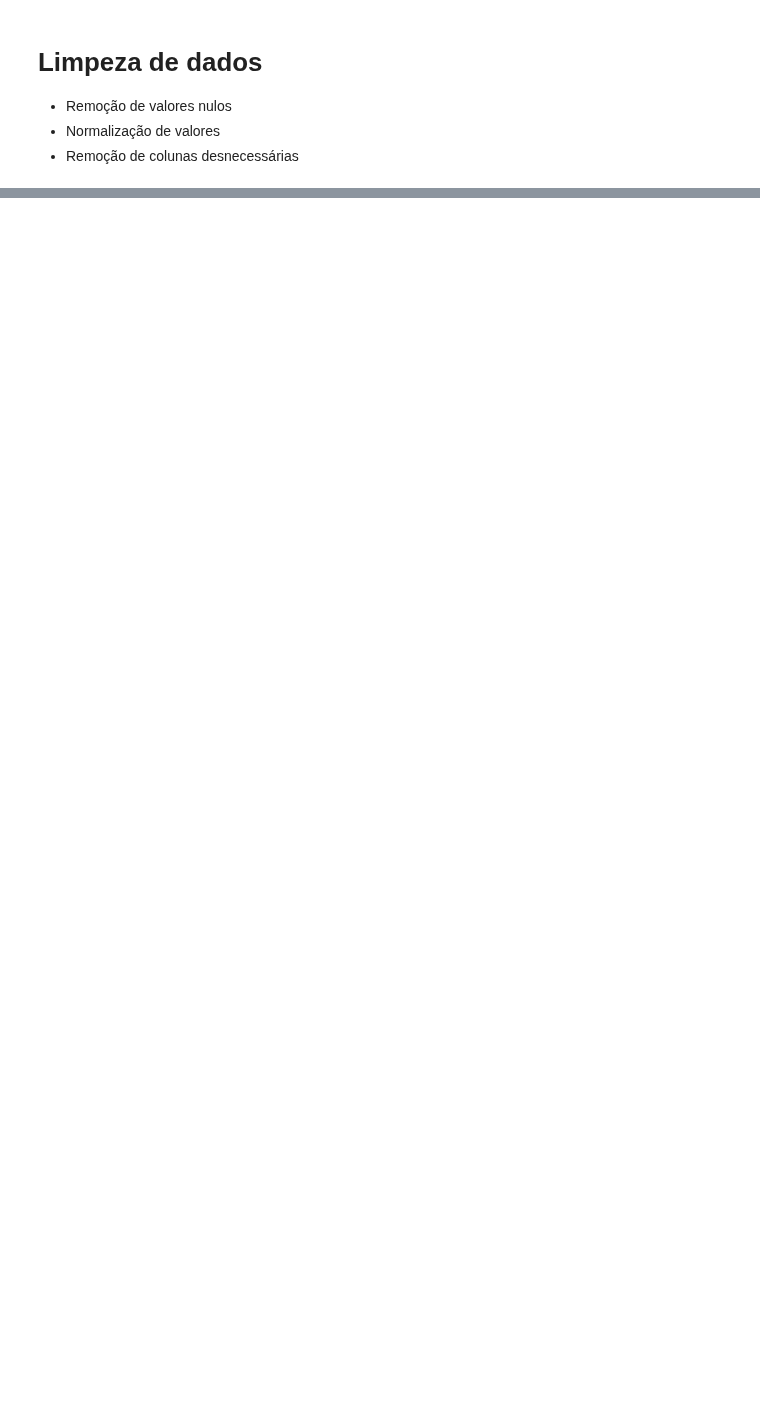
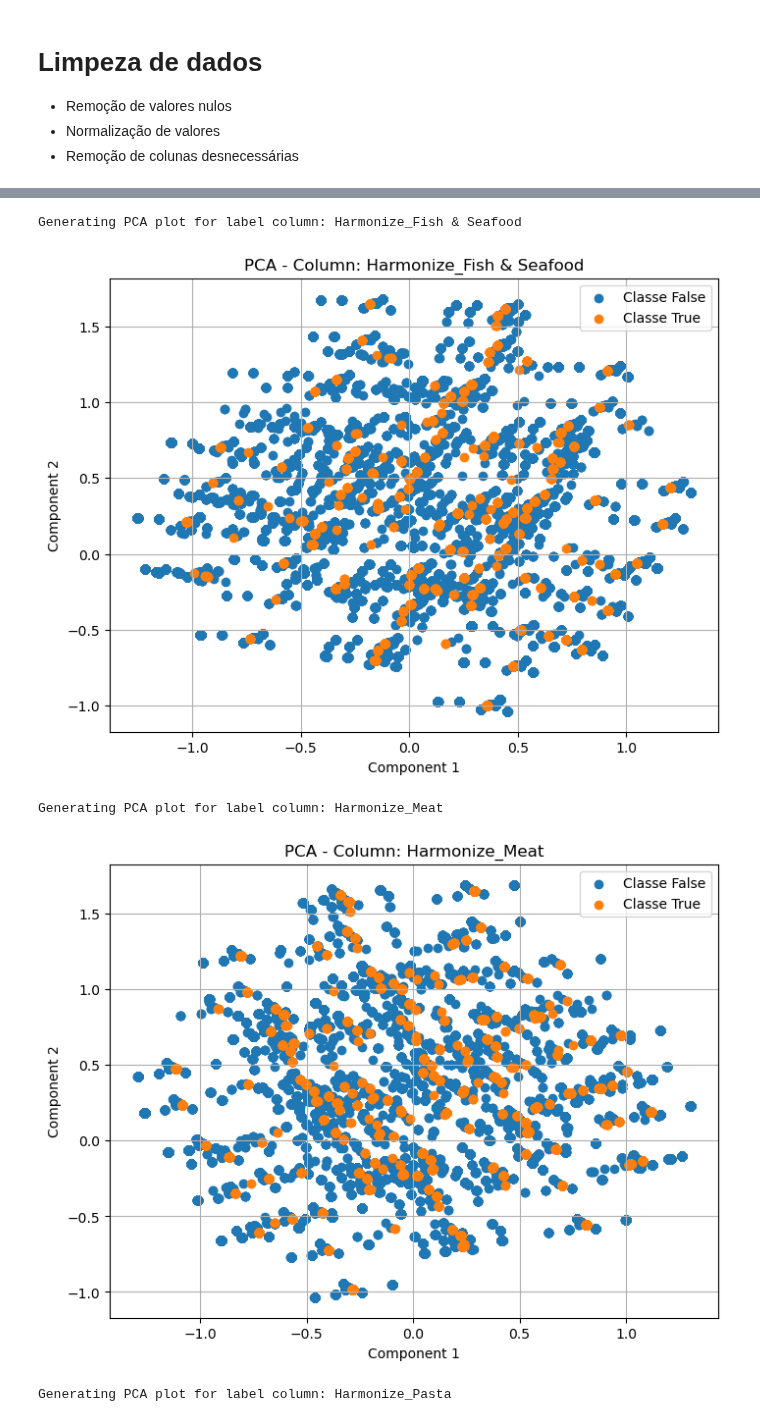
Before and after one commit to SrMasterAD/MEIA_ISEP_TEAM7_2024_2025_Challenge_2, a Jupyter notebook: notebooks/Notebook_Main_AAUT.ipynb, the cells around one changed output, grey strips where cells are left out. Saved outputs shown, nothing was run; the diff lists cells and outputs as text; code cells hidden in the pictures; blank space fills up the shorter version.

```diff
--- a/notebooks/Notebook_Main_AAUT.ipynb
+++ b/notebooks/Notebook_Main_AAUT.ipynb
@@ -123,0 +386,36 @@ print(encoded_df)
+# %%
+from sklearn.decomposition import PCA
+
+harmonize_columns = [col for col in encoded_df.columns if col.startswith('Harmonize_')]
+
+# Loop through each 'harmonize_' column and perform PCA
+for label_col in harmonize_columns:
+    print(f"Generating PCA plot for label column: {label_col}")
+
+    features = encoded_df.drop(columns=[label_col])
+    labels = encoded_df[label_col].values
+
+    pca = PCA(n_components=2)
+    df_pca = pca.fit_transform(features)
+
+    plt.figure(figsize=(8, 6))
+    unique_labels = np.unique(labels)
+    for label in unique_labels:
+        plt.scatter(
+            df_pca[labels == label, 0],
+            df_pca[labels == label, 1],
+            label=f'Classe {label}'
+        )
+
+    plt.title(f'PCA - Column: {label_col}')
+    plt.xlabel('Component 1')
+    plt.ylabel('Component 2')
+    plt.legend()
+    plt.grid()
+    plt.show()
+# %% [output]
+Generating PCA plot for label column: Harmonize_Fish & Seafood
+[figure, added]
+Generating PCA plot for label column: Harmonize_Meat
+[figure, added]
+Generating PCA plot for label column: Harmonize_Pasta
```
Also changed, not shown: parts of 17 cells of this notebook.
